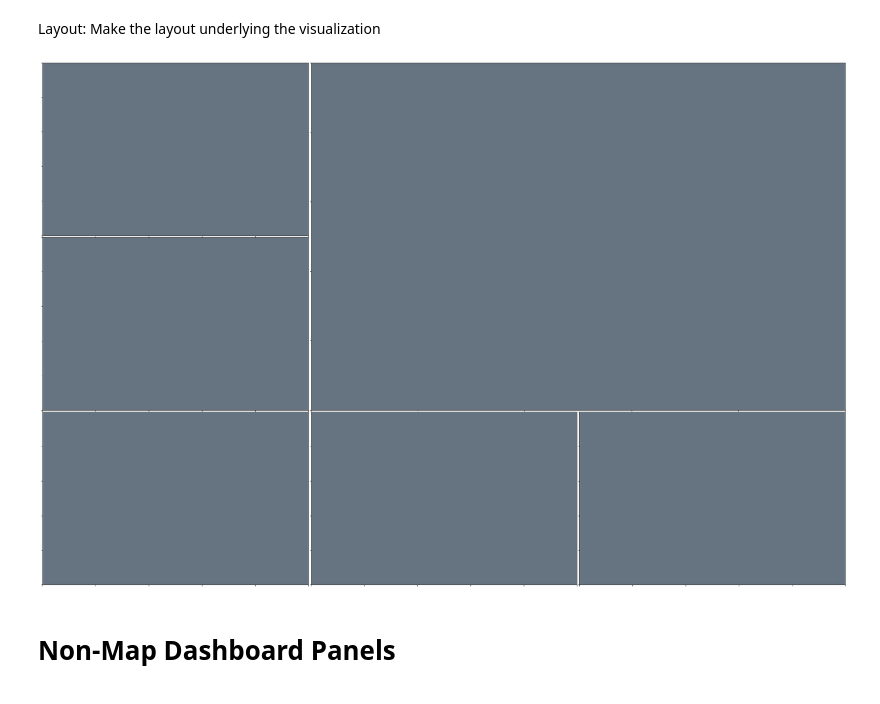
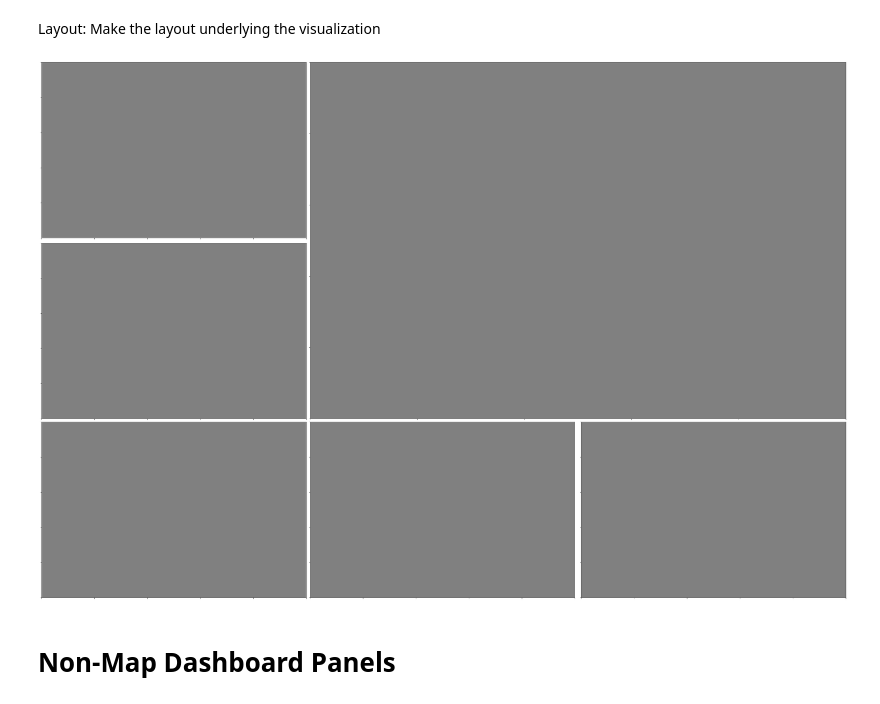
Before and after one commit to sjoshuam/us_travels, a Jupyter notebook: 1_travel_dashboard.ipynb, the cells around one changed output. Cells and saved outputs as stored; diff of their text form; code cells hidden in the pictures.

Commit message:
Make skeleton for the goal progress panel

```diff
--- a/1_travel_dashboard.ipynb
+++ b/1_travel_dashboard.ipynb
@@ -1,10 +1,23 @@
 # %% [markdown]
 # Libraries
 # %%
-## general
+##########==========##########==========##########==========##########==========
+
+## libraries
+#import sys
+#!{sys.executable} -m pip install python-docx
 import matplotlib.pyplot as plt
 import pandas as pd
 import numpy as np
+import docx
+
+## general purpose visualization settings
+set_font = {'L':60, 'M':40, 'S': 20}
+set_color = {'Foreground':'#000000', 'Photo':'#202020', 'Visit':'#404040',
+             'Unvisit':'#606060', 'Background':'#808080'}
+
+## general purpose data
+city_list = pd.read_excel('A_Input/city_list.xlsx')
 # %% [markdown]
 # Basic Dashboard Architecture
 # %% [markdown]
@@ -29,8 +42,8 @@ def process_layout():
 
     ## generate segmented plotting space
     dashboard_figure = figure(
-        figsize = (36, 24)#,
-        #constrained_layout = True
+        figsize = (36, 24),
+        constrained_layout = True
         )
     fig_grid  = GridSpec(3, 3,
                          figure = dashboard_figure,
@@ -42,43 +55,44 @@ def process_layout():
     axis_travels = dashboard_figure.add_subplot(fig_grid[0:2, 1:3])
 
     axis_explanation = dashboard_figure.add_subplot(fig_grid[0, 0])
-    axis_routes      = dashboard_figure.add_subplot(fig_grid[1, 0])
-    axis_progress    = dashboard_figure.add_subplot(fig_grid[2, 0])
+    axis_progress    = dashboard_figure.add_subplot(fig_grid[1, 0])
+    axis_routes      = dashboard_figure.add_subplot(fig_grid[2, 0])
 
     axis_opportunity = dashboard_figure.add_subplot(fig_grid[2, 1])
     axis_legend_plus = dashboard_figure.add_subplot(fig_grid[2, 2])
 
     ## package results
     dashboard = {'travels': axis_travels,
                    'explanation': axis_explanation,
                    'routes': axis_routes,
                    'progress': axis_progress,
                    'opportunity': axis_opportunity,
                    'legend_plus': axis_legend_plus}
     for iter in dashboard.keys():
         dashboard[iter].tick_params(
             labelbottom = False,
             labeltop = False,
             labelleft = False,
             labelright = False
             )
-        dashboard[iter].set_facecolor( hsv_to_rgb([7/12, 0.2, 0.5]) )
+        dashboard[iter].set_facecolor( set_color['Background'] )
 
     ## return results
     return dashboard_figure, dashboard
 
 dashboard_figure, dashboard = process_layout()
 
 ## display
 def display_layout(the_figure):
     the_figure.savefig("C_Output/us_travels.png")
     the_figure.savefig("C_Output/us_travels.pdf")
 
 ## test
 def test_layout():
     print("Have you visually confirmed that the diagram matches dashboard_plan.pptx?")
+    print("Have you converted the bar chart coordinate data to long format?")
 # %% [output]
-[figure, old version]
+[figure, new version]
 # %% [markdown]
 # Non-Map Dashboard Panels
 # %% [markdown]
```
Also changed, not shown: parts of 4 cells of this notebook, 7 other files.
